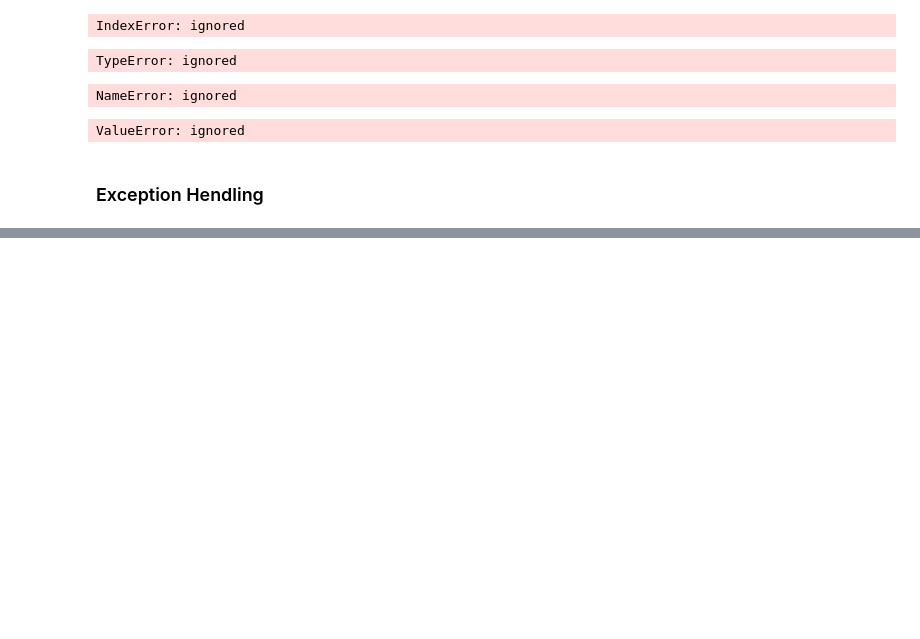
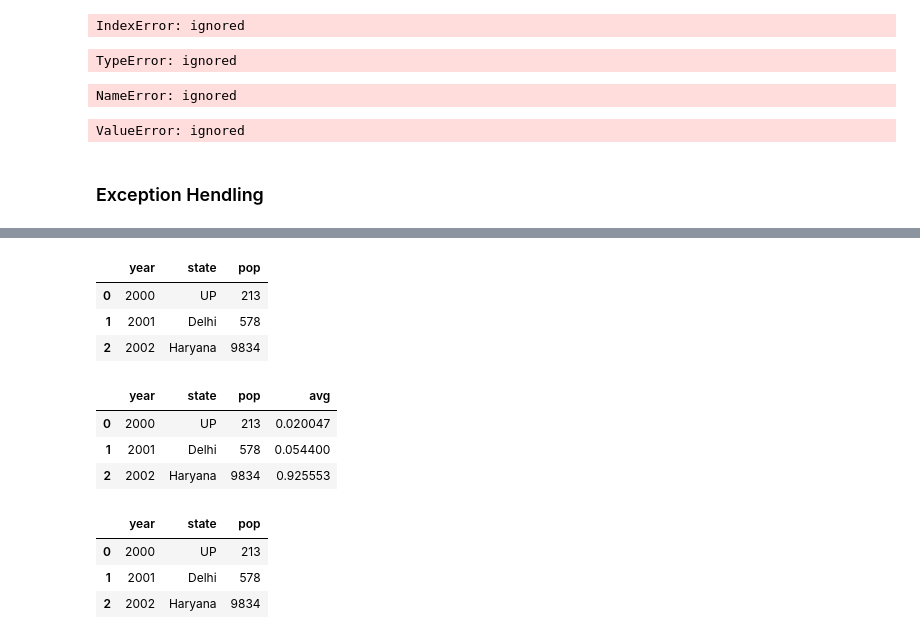
Before and after one commit to ravi-prakash1907/Problem-Solving-with-Python, a Jupyter notebook: Class Notebooks/Lab 10.ipynb, the cells around one changed output, grey strips where cells are left out. Drawn from its saved outputs; the diff is of its cells as text; code cells hidden in the pictures; blank space fills up the shorter version.

```diff
--- a/Class Notebooks/Lab 10.ipynb
+++ b/Class Notebooks/Lab 10.ipynb
@@ -137,0 +436,28 @@ ValueError: ignored
+# %%
+myDiction = {'year':[2000,2001,2002],
+              'state':['UP','Delhi','Haryana'],
+              'pop':[213,578,9834]}
+
+df1 = pd.DataFrame(myDiction)
+df1
+# %% [output]
+|  | year | state | pop |
+| 0 | 2000 | UP | 213 |
+| 1 | 2001 | Delhi | 578 |
+| 2 | 2002 | Haryana | 9834 |
+# %%
+df1['avg'] = df1['pop']/sum(df1['pop'])
+df1
+# %% [output]
+|  | year | state | pop | avg |
+| 0 | 2000 | UP | 213 | 0.020047 |
+| 1 | 2001 | Delhi | 578 | 0.054400 |
+| 2 | 2002 | Haryana | 9834 | 0.925553 |
+# %%
+del df1['avg']
+df1
+# %% [output]
+|  | year | state | pop |
+| 0 | 2000 | UP | 213 |
+| 1 | 2001 | Delhi | 578 |
+| 2 | 2002 | Haryana | 9834 |
```
Also changed, not shown: parts of 51 cells of this notebook.
